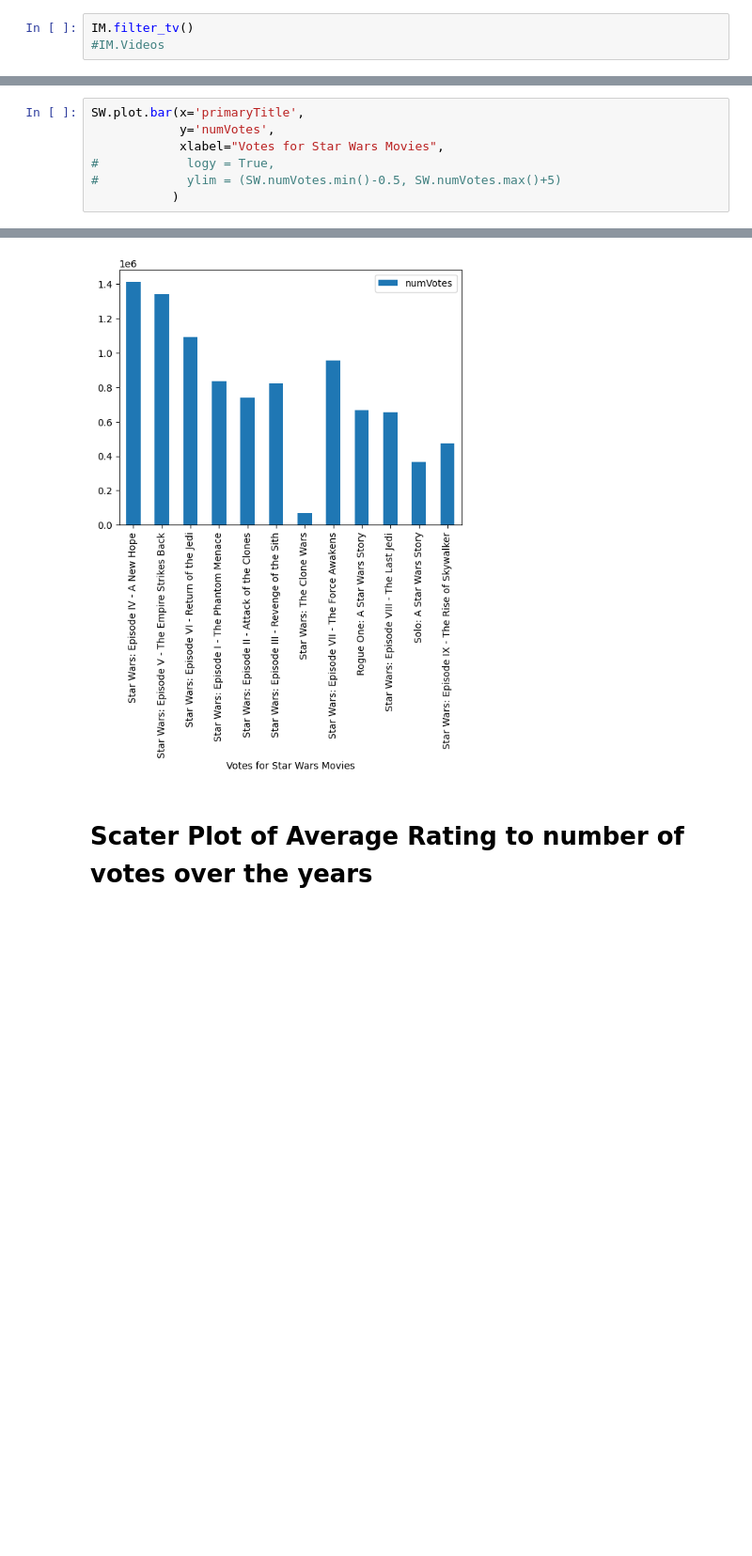
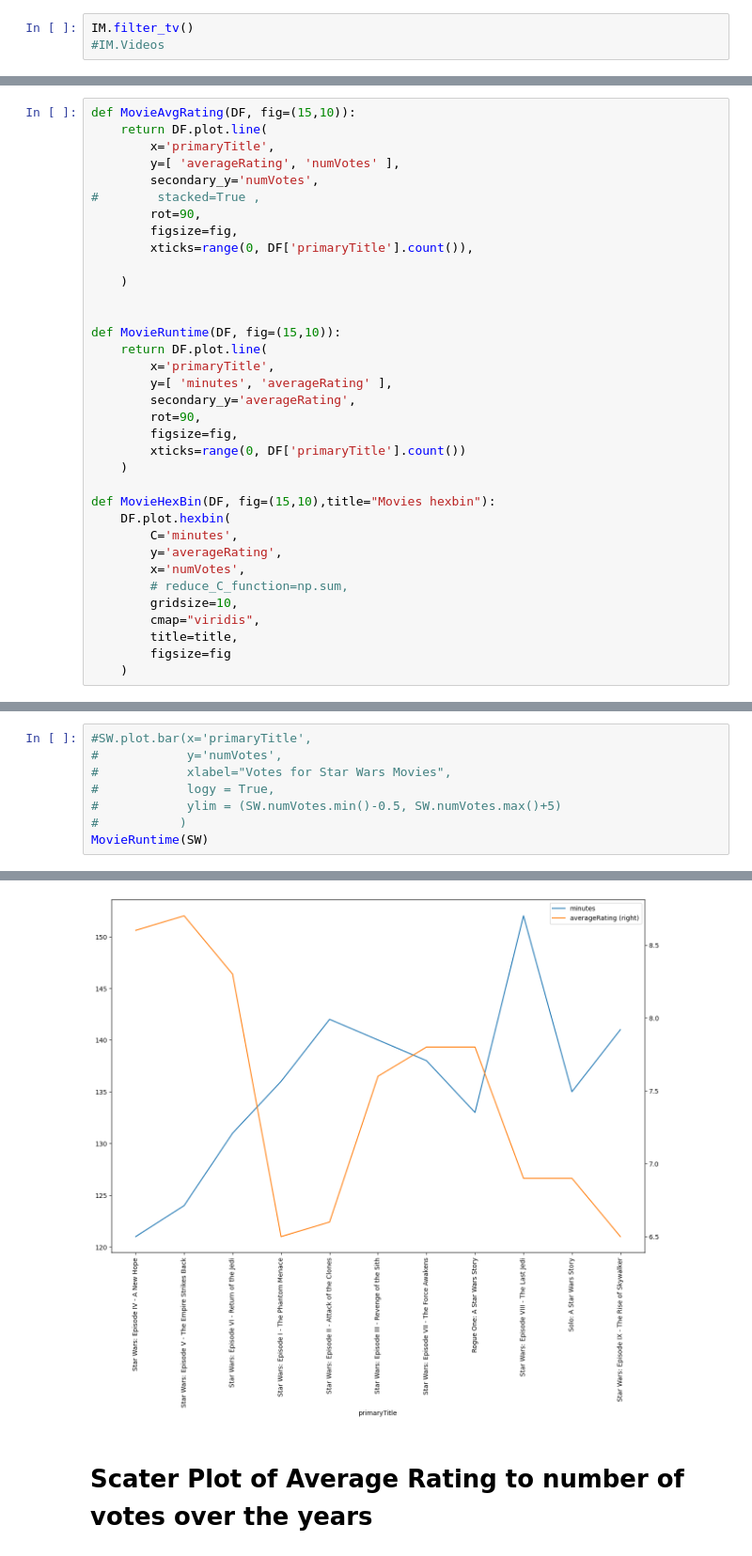
Before and after one commit to salamcast/IMDBnotebooks-DataAnalysis, a Jupyter notebook: imdb-star-wars-analysis.ipynb, the cells around one changed output, grey strips where cells are left out. Shown at 94% size. Cells and saved outputs as stored; diff of their text form; blank space fills up the shorter version.

```diff
--- a/imdb-star-wars-analysis.ipynb
+++ b/imdb-star-wars-analysis.ipynb
@@ -104,4 +104,39 @@ SW
 | 6164045 | tt2527336 | Star Wars: Episode VIII - The Las... | 2017 | 152 | Action,Adventure,Fantasy | 6.9 | 655047.0 |
 | 7359838 | tt3778644 | Solo: A Star Wars Story | 2018 | 135 | Action,Adventure,Sci-Fi | 6.9 | 366532.0 |
 | 6164054 | tt2527338 | Star Wars: Episode IX - The Rise ... | 2019 | 141 | Action,Adventure,Fantasy | 6.5 | 475133.0 |
+# %%
+def MovieAvgRating(DF, fig=(15,10)):
+    return DF.plot.line(
+        x='primaryTitle',
+        y=[ 'averageRating', 'numVotes' ],
+        secondary_y='numVotes',
+#        stacked=True ,
+        rot=90,
+        figsize=fig,
+        xticks=range(0, DF['primaryTitle'].count()),
+
+    )
+
+
+def MovieRuntime(DF, fig=(15,10)):
+    return DF.plot.line(
+        x='primaryTitle',
+        y=[ 'minutes', 'averageRating' ],
+        secondary_y='averageRating',
+        rot=90,
+        figsize=fig,
+        xticks=range(0, DF['primaryTitle'].count())
+    )
+
+def MovieHexBin(DF, fig=(15,10),title="Movies hexbin"):
+    DF.plot.hexbin(
+        C='minutes',
+        y='averageRating',
+        x='numVotes',
+        # reduce_C_function=np.sum,
+        gridsize=10,
+        cmap="viridis",
+        title=title,
+        figsize=fig
+    )
 # %% [markdown]
@@ -128,8 +161,9 @@ SW.plot.bar(x='primaryTitle',
 # %%
-SW.plot.bar(x='primaryTitle',
-            y='numVotes',
-            xlabel="Votes for Star Wars Movies",
+#SW.plot.bar(x='primaryTitle',
+#            y='numVotes',
+#            xlabel="Votes for Star Wars Movies",
 #            logy = True,
 #            ylim = (SW.numVotes.min()-0.5, SW.numVotes.max()+5)
-           )
+#           )
+MovieRuntime(SW)
 # %% [output]
@@ -137,4 +171,4 @@ SW.plot.bar(x='primaryTitle',
-[figure, old version]
+[figure, new version]
 # %% [markdown]
 # Scater Plot of Average Rating to number of votes over the years
 # %%
```
Also changed, not shown: parts of 50 cells of this notebook.
